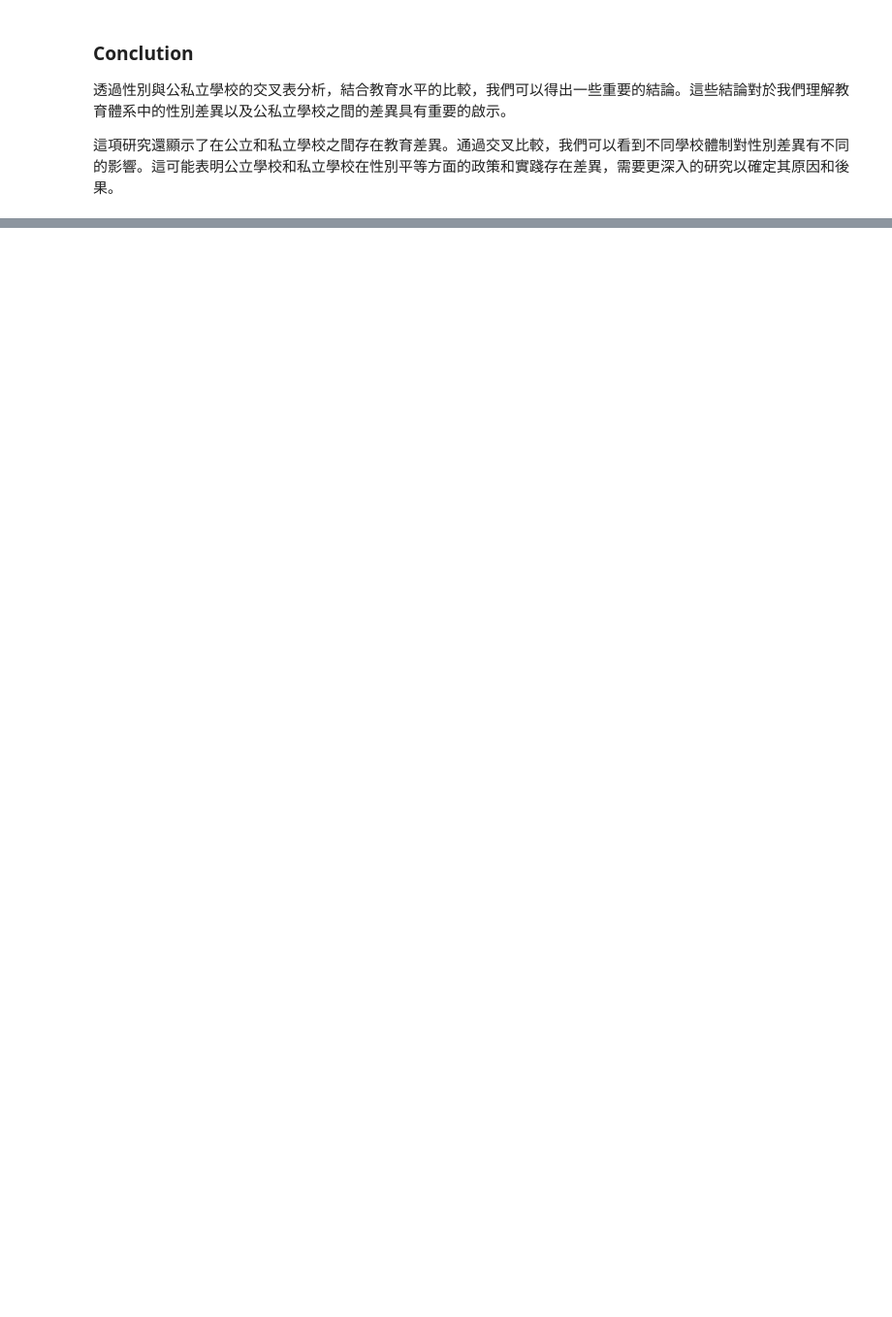
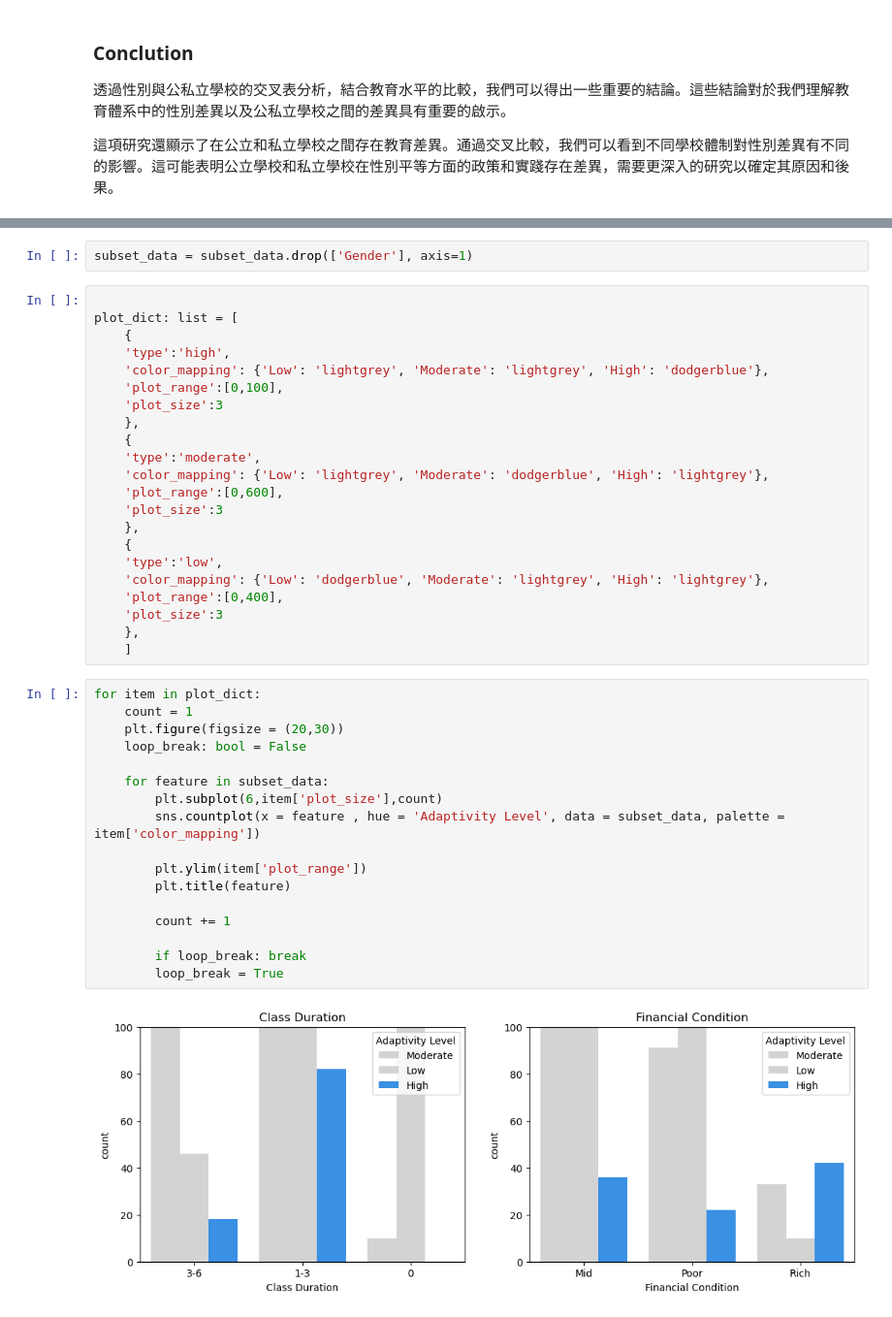
Before and after one commit to Bighsueh/AdaptabilityLevelAnalysis, a Jupyter notebook: main.ipynb, the cells around one changed output, grey strips where cells are left out. Shown at 97% size. Saved outputs shown, nothing was run; the diff lists cells and outputs as text; blank space fills up the shorter version.

```diff
--- a/main.ipynb
+++ b/main.ipynb
@@ -147,0 +278,43 @@ Girl                     142             400
+# %%
+subset_data = subset_data.drop(['Gender'], axis=1)
+# %%
+
+plot_dict: list = [
+    {
+    'type':'high',
+    'color_mapping': {'Low': 'lightgrey', 'Moderate': 'lightgrey', 'High': 'dodgerblue'},
+    'plot_range':[0,100],
+    'plot_size':3
+    },
+    {
+    'type':'moderate',
+    'color_mapping': {'Low': 'lightgrey', 'Moderate': 'dodgerblue', 'High': 'lightgrey'},
+    'plot_range':[0,600],
+    'plot_size':3
+    },
+    {
+    'type':'low',
+    'color_mapping': {'Low': 'dodgerblue', 'Moderate': 'lightgrey', 'High': 'lightgrey'},
+    'plot_range':[0,400],
+    'plot_size':3
+    },
+    ]
+# %%
+for item in plot_dict:
+    count = 1
+    plt.figure(figsize = (20,30))
+    loop_break: bool = False
+
+    for feature in subset_data:
+        plt.subplot(6,item['plot_size'],count)
+        sns.countplot(x = feature , hue = 'Adaptivity Level', data = subset_data, palette = item['color_mapping'])
+
+        plt.ylim(item['plot_range'])
+        plt.title(feature)
+
+        count += 1
+
+        if loop_break: break
+        loop_break = True
+# %% [output]
+[figure, added]
```
Also changed, not shown: parts of 17 cells of this notebook.
